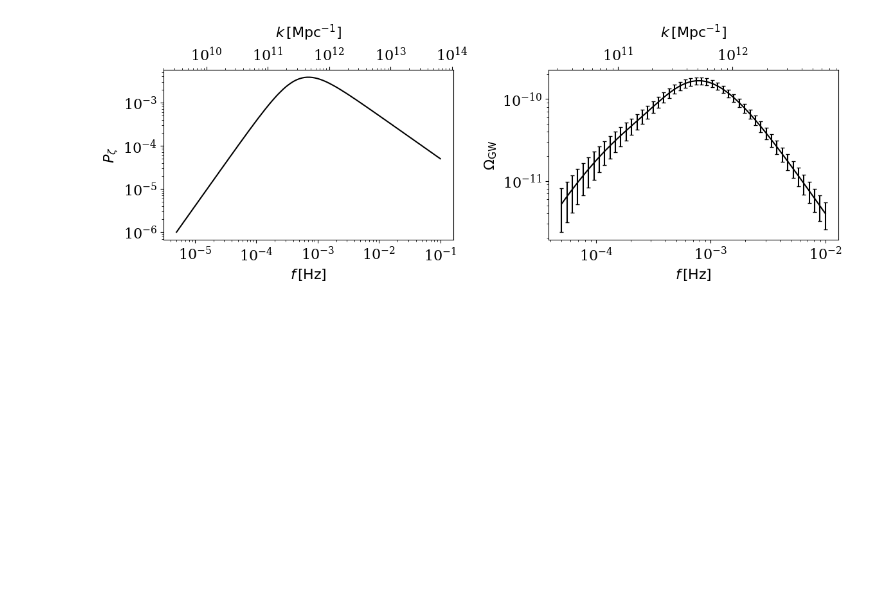
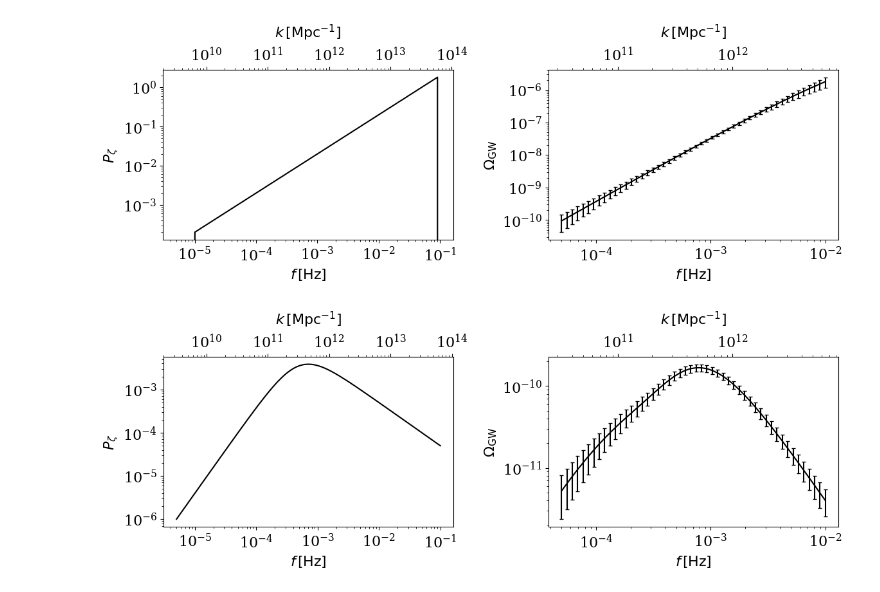
Before and after one commit to Ameek94/SIGW_Inverse, a Jupyter notebook: spectrum_examples.ipynb, the cells around one changed output. Cells and saved outputs as stored; diff of their text form; code cells hidden in the pictures; blank space fills up the shorter version.

```diff
--- a/spectrum_examples.ipynb
+++ b/spectrum_examples.ipynb
@@ -21,4 +21,57 @@ k_arr = jnp.logspace(np.log10(kmin), np.log10(kmax), 50)
 
 fac = 10
 p_arr = jnp.geomspace(kmin/fac,kmax*fac,100)
+# %%
+# power law model
+
+f = k_arr #jnp.geomspace(5e-5, 1e-2, ksize)  # The frequencies to calculate Omega_GW
+s = jnp.linspace(0, 1,20)  # First rescaled internal momentum
+t = jnp.logspace(-5,5, 1000)  # Second rescaled internal momentum
+
+## Expand t to add a new axis
+t_expanded = jnp.expand_dims(t, axis=-1)
+## Repeat t along the new axis to match the shape (100, 1000)
+t = jnp.repeat(t_expanded, len(f), axis=-1)
+
+pmin = 1e-5
+pmax = 1e-1
+
+@jit
+def pz(p,amp=1e-2,pstar=5e-4,ns=1):
+    res = amp * (p/pstar)**ns
+    res = jnp.where(p<pmin, 0, res)
+    res = jnp.where(p>pmax, 0, res)
+    return res
+
+gwb_calculator =  OmegaGWjax(s, t, f=f, kernel="RD", upsample=False)
+
+
+
+
+pz_amp = pz(p_arr)
+gwb_amp = gwb_calculator(pz,f)
+kstar = 1e-3
+omks_sigma = gwb_amp*( 0.05*(np.log(k_arr/kstar))**2 + 0.1) # 2% error at kstar + more towards edges
+gwb_cov = jnp.diag(omks_sigma**2)
+
+np.savez("pl_data.npz", k=k_arr, gw=gwb_amp, cov=gwb_cov, p_arr=p_arr, pz_amp=pz_amp)
+
+
+fig,(ax1,ax2) = plt.subplots(1,2,figsize=(12,4.5))
+ax1.plot(p_arr,pz_amp,color='k',lw=1.5)
+ax1.set_ylabel(r'$P_{\zeta}$')
+ax2.set_ylabel(r'$\Omega_{\mathrm{GW}}$')
+ax2.plot(f,gwb_amp,color='k',lw=1.5)
+ax2.errorbar(f,gwb_amp,yerr=omks_sigma,fmt='none',ecolor='k',capsize=2)
+# ax2.fill_between(k_arr,gwb_amp+1.96*omks_sigma,gwb_amp-1.96*omks_sigma,alpha=0.2,color='k')
+for ax in [ax1,ax2]:
+    ax.set(yscale='log',xscale='log',xlabel=r'$f\,{\rm [Hz]}$')
+k_mpc_f_hz = 2*np.pi * 1.03 * 10**14
+for x in [ax1,ax2]:
+    secax = x.secondary_xaxis('top', functions=(lambda x: x * k_mpc_f_hz, lambda x: x / k_mpc_f_hz))
+    secax.set_xlabel(r"$k\,{\rm [Mpc^{-1}]}$",labelpad=10)
+fig.tight_layout()
+plt.savefig("pl_input.pdf")
+# %% [output]
+[figure, added]
 # %%
```
Also changed, not shown: parts of 5 cells of this notebook, 8 other files.
